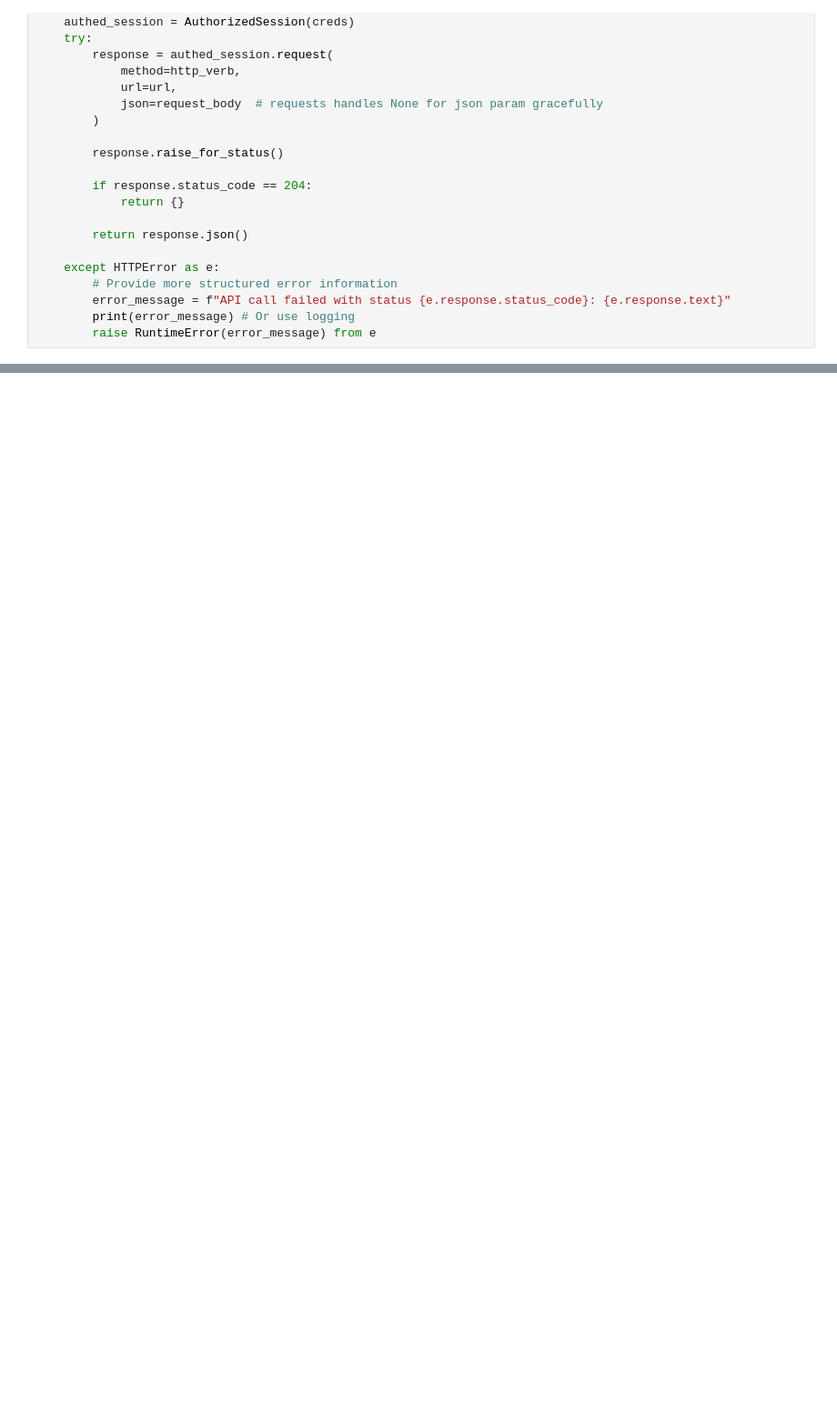
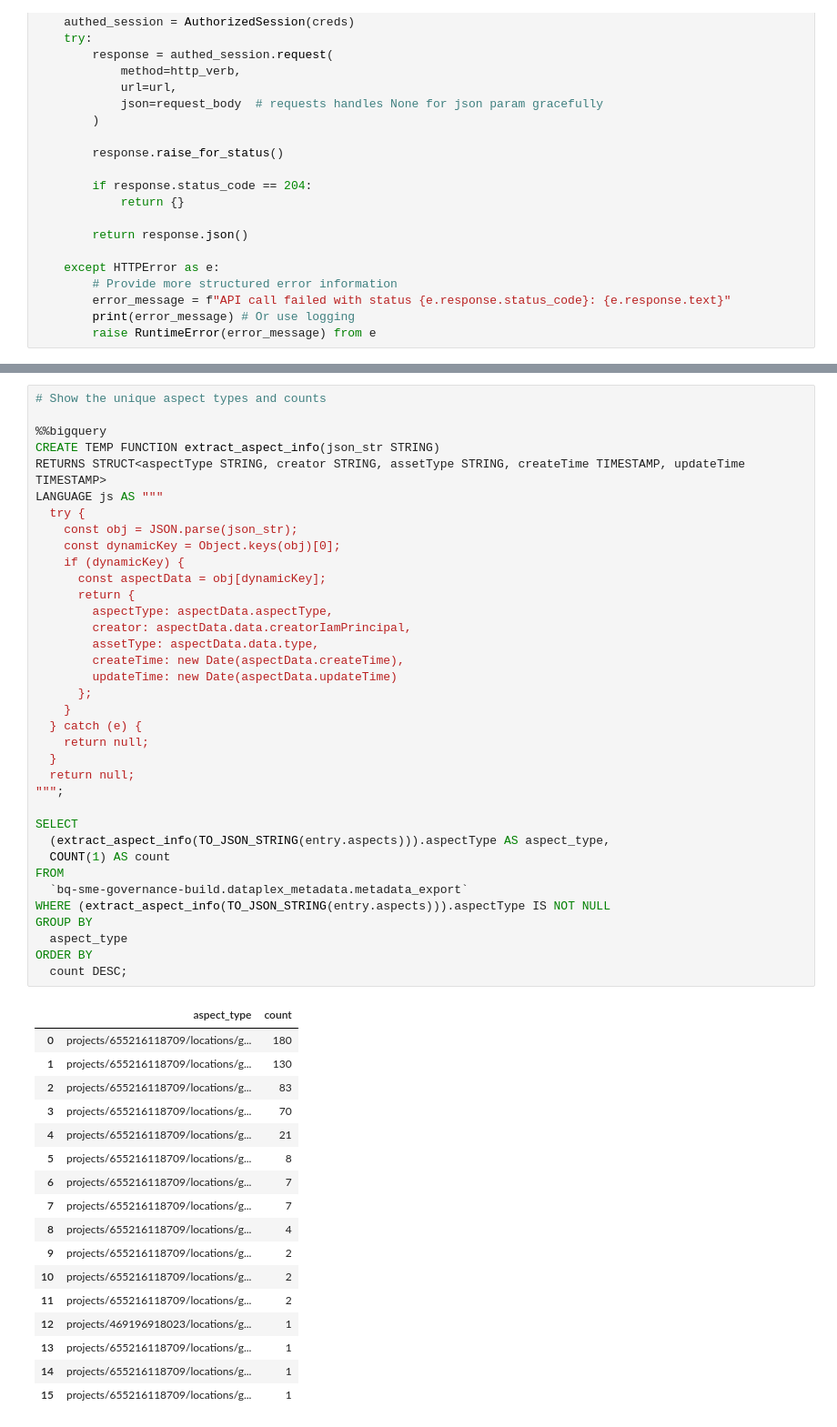
Before and after one commit to haneyr/bq-academy-datagov-lab, a Jupyter notebook: 02 - Export Metadata.ipynb, the cells around one changed output, grey strips where cells are left out. Shown at 91% size. Cells and saved outputs as stored; diff of their text form; blank space fills up the shorter version.

Commit message:
Updated export nb

```diff
--- a/02 - Export Metadata.ipynb
+++ b/02 - Export Metadata.ipynb
@@ -240,0 +330,54 @@ create_hive_partitioned_external_table(PROJECT_ID, EXPORT_BUCKET_NAME)
+# %%
+# Show the unique aspect types and counts
+
+%%bigquery
+CREATE TEMP FUNCTION extract_aspect_info(json_str STRING)
+RETURNS STRUCT<aspectType STRING, creator STRING, assetType STRING, createTime TIMESTAMP, updateTime TIMESTAMP>
+LANGUAGE js AS """
+  try {
+    const obj = JSON.parse(json_str);
+    const dynamicKey = Object.keys(obj)[0];
+    if (dynamicKey) {
+      const aspectData = obj[dynamicKey];
+      return {
+        aspectType: aspectData.aspectType,
+        creator: aspectData.data.creatorIamPrincipal,
+        assetType: aspectData.data.type,
+        createTime: new Date(aspectData.createTime),
+        updateTime: new Date(aspectData.updateTime)
+      };
+    }
+  } catch (e) {
+    return null;
+  }
+  return null;
+""";
+
+SELECT
+  (extract_aspect_info(TO_JSON_STRING(entry.aspects))).aspectType AS aspect_type,
+  COUNT(1) AS count
+FROM
+  `bq-sme-governance-build.dataplex_metadata.metadata_export`
+WHERE (extract_aspect_info(TO_JSON_STRING(entry.aspects))).aspectType IS NOT NULL
+GROUP BY
+  aspect_type
+ORDER BY
+  count DESC;
+# %% [output]
+|  | aspect_type | count |
+| 0 | projects/655216118709/locations/g... | 180 |
+| 1 | projects/655216118709/locations/g... | 130 |
+| 2 | projects/655216118709/locations/g... | 83 |
+| 3 | projects/655216118709/locations/g... | 70 |
+| 4 | projects/655216118709/locations/g... | 21 |
+| 5 | projects/655216118709/locations/g... | 8 |
+| 6 | projects/655216118709/locations/g... | 7 |
+| 7 | projects/655216118709/locations/g... | 7 |
+| 8 | projects/655216118709/locations/g... | 4 |
+| 9 | projects/655216118709/locations/g... | 2 |
+| 10 | projects/655216118709/locations/g... | 2 |
+| 11 | projects/655216118709/locations/g... | 2 |
+| 12 | projects/469196918023/locations/g... | 1 |
+| 13 | projects/655216118709/locations/g... | 1 |
+| 14 | projects/655216118709/locations/g... | 1 |
+| 15 | projects/655216118709/locations/g... | 1 |
```
Also changed, not shown: parts of 10 cells of this notebook.
